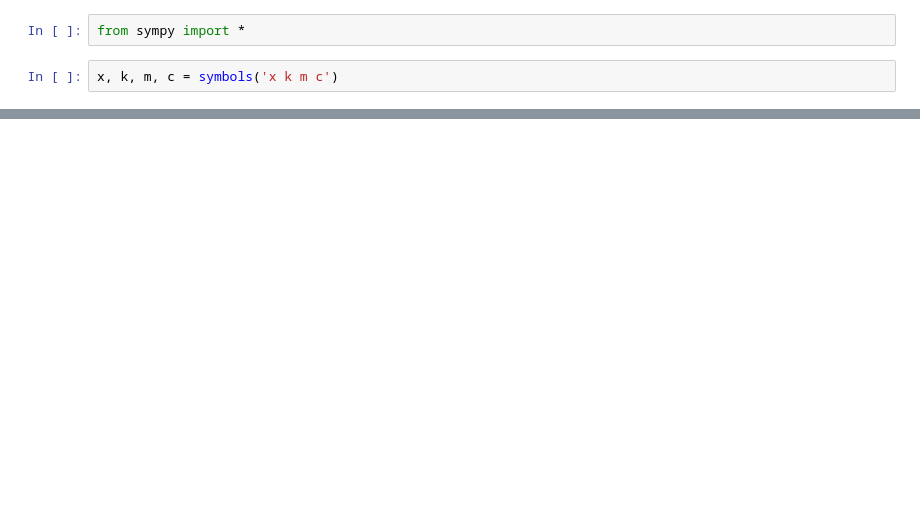
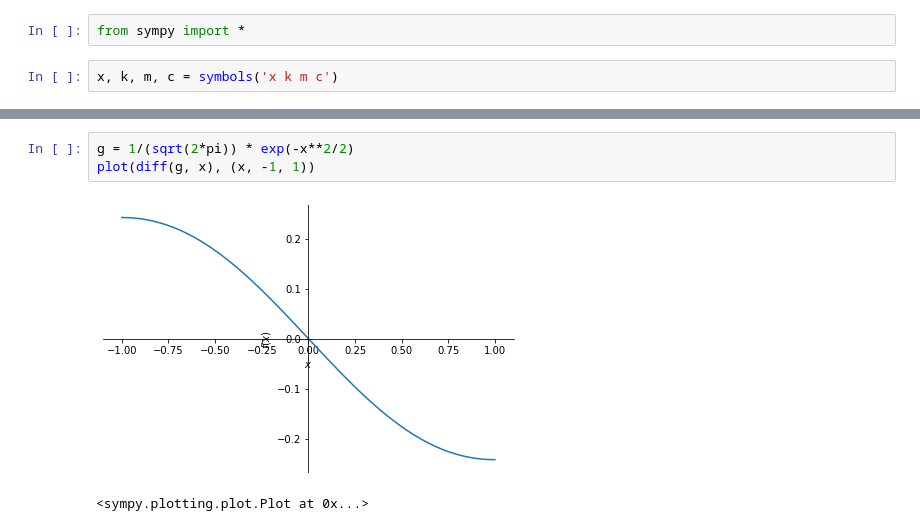
Before and after one commit to vbprojects/miniprojects, a Jupyter notebook: InterestingDistributions/euclideandist.ipynb, the cells around one changed output, grey strips where cells are left out. Cells and saved outputs as stored; diff of their text form; blank space fills up the shorter version.

```diff
--- a/InterestingDistributions/euclideandist.ipynb
+++ b/InterestingDistributions/euclideandist.ipynb
@@ -16 +28,7 @@ plot(simplify(f/Fi).subs(k, 0).subs(c, 1), (x, -1, 1), title='f(x)')
 <sympy.plotting.plot.Plot at 0x...>
+# %%
+g = 1/(sqrt(2*pi)) * exp(-x**2/2)
+plot(diff(g, x), (x, -1, 1))
+# %% [output]
+[figure, added]
+<sympy.plotting.plot.Plot at 0x...>
```
Also changed, not shown: parts of 6 cells of this notebook, 1 other file.
